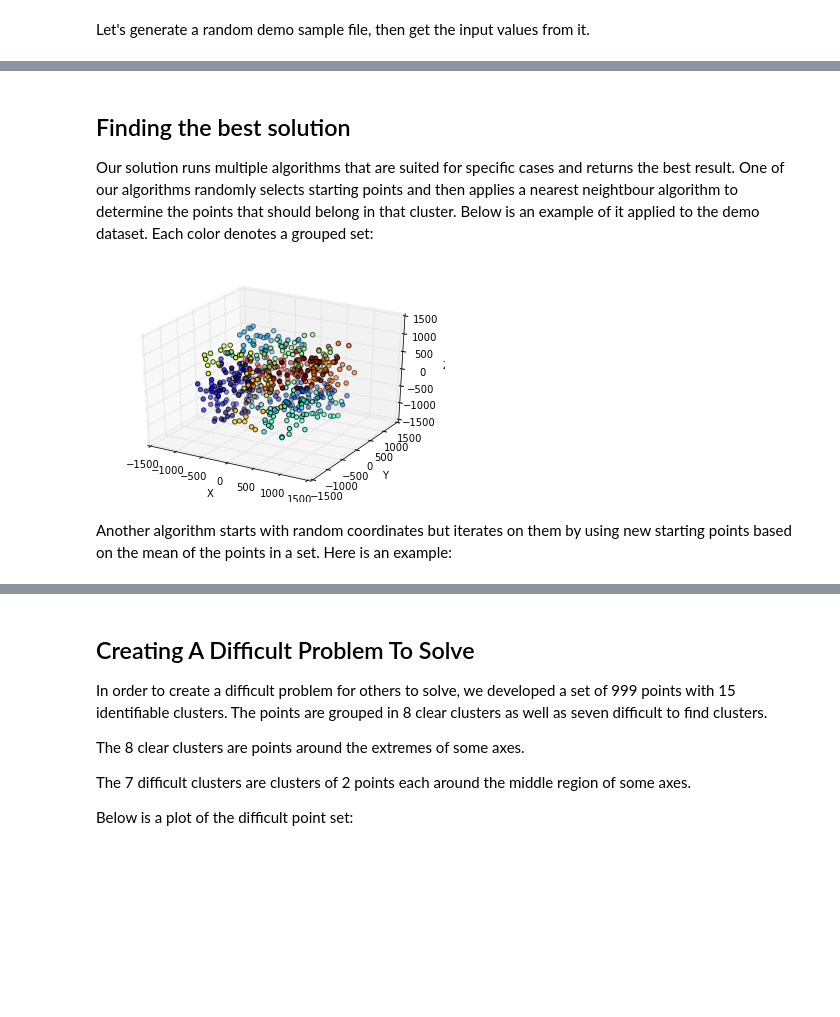
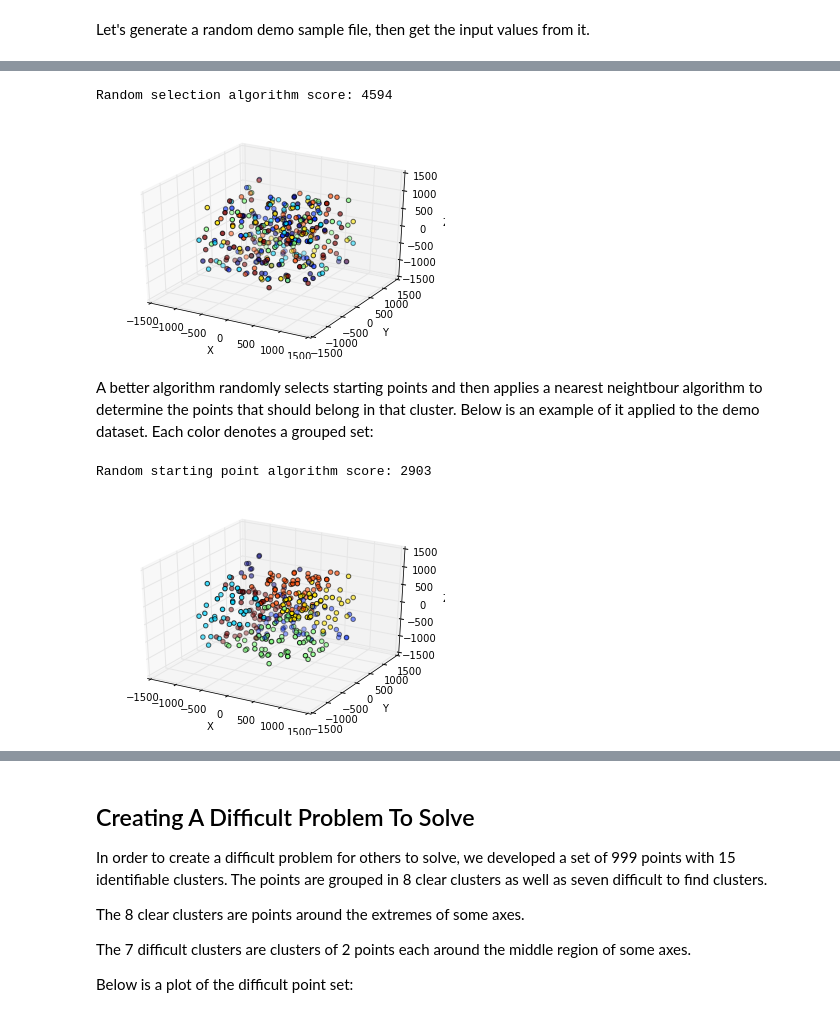
Before and after one commit to sbeleidy/406-AlgoBOWL, a Jupyter notebook: Demo.ipynb, the cells around one changed output, grey strips where cells are left out. Drawn from its saved outputs; the diff is of its cells as text; code cells hidden in the pictures; blank space fills up the shorter version.

```diff
--- a/Demo.ipynb
+++ b/Demo.ipynb
@@ -38,12 +51,18 @@ plotSolutionSet(demoPoints)
+# %%
+# Code may take a while to run
+demoScore, demoSet = useAlgorithm(randomAlg, demoN, demoK, demoPoints, 1000)
+print("Random selection algorithm score: {}".format(demoScore))
+plotSolutionSet(demoPoints, demoSet)
+# %% [output]
+Random selection algorithm score: 4594
+[figure, added]
 # %% [markdown]
-## Finding the best solution
-
-Our solution runs multiple algorithms that are suited for specific cases and returns the best result. One of our algorithms randomly selects starting points and then applies a nearest neightbour algorithm to determine the points that should belong in that cluster. Below is an example of it applied to the demo dataset. Each color denotes a grouped set:
+A better algorithm randomly selects starting points and then applies a nearest neightbour algorithm to determine the points that should belong in that cluster. Below is an example of it applied to the demo dataset. Each color denotes a grouped set:
 # %%
 # Code may take a while to run
 demoScore, demoSet = useAlgorithm(randomStartingPointAlgorithm, demoN, demoK, demoPoints, 100)
+print("Random starting point algorithm score: {}".format(demoScore))
 plotSolutionSet(demoPoints, demoSet)
 # %% [output]
+Random starting point algorithm score: 2903
-[figure, old version]
+[figure, new version]
-# %% [markdown]
-Another algorithm starts with random coordinates but iterates on them by using new starting points based on the mean of the points in a set. Here is an example:
```
Also changed, not shown: parts of 25 cells of this notebook, 2 other files.
